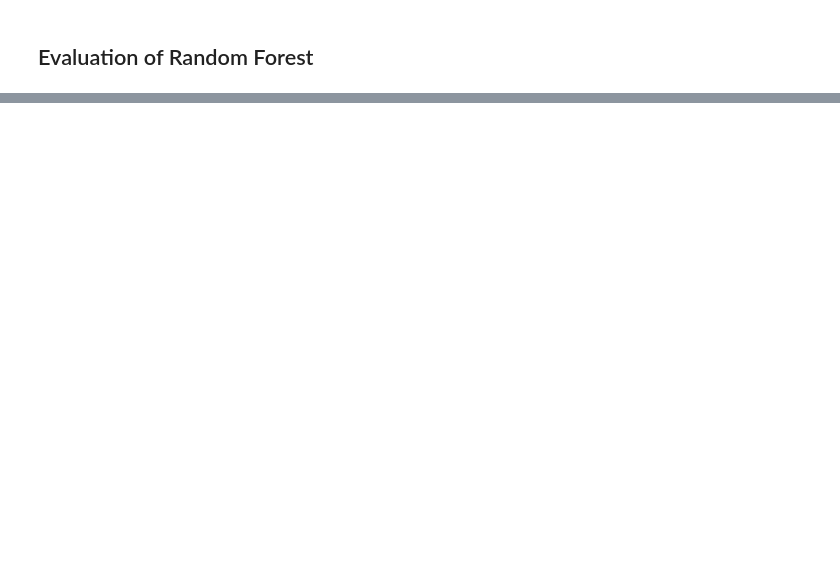
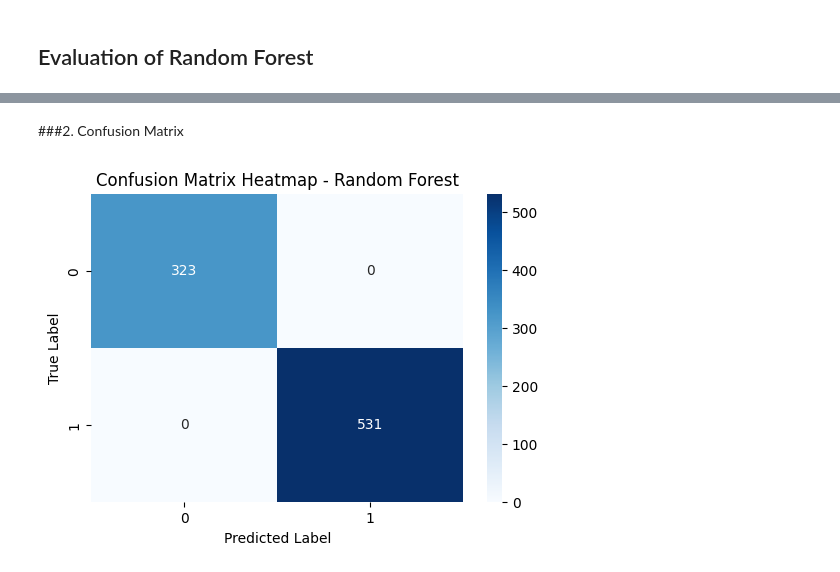
Before and after one commit to HessahJR/SWE485-Project-Group3, a Jupyter notebook: Phase1_Supervised_Learning.ipynb, the cells around one changed output, grey strips where cells are left out. Saved outputs shown, nothing was run; the diff lists cells and outputs as text; code cells hidden in the pictures; blank space fills up the shorter version.

```diff
--- a/Phase1_Supervised_Learning.ipynb
+++ b/Phase1_Supervised_Learning.ipynb
@@ -71,0 +462,26 @@ Logistic Regression model training completed.
+# %%
+from sklearn.model_selection import GridSearchCV
+
+# Define hyperparameter grid
+param_grid_rf = {
+    'n_estimators': [50, 100, 150],
+    'max_depth': [None, 5, 10],
+    'min_samples_split': [2, 5, 10]
+}
+
+# Grid Search
+grid_search_rf = GridSearchCV(
+    rf_model,
+    param_grid_rf,
+    cv=5,
+    scoring='f1',
+    n_jobs=-1,
+    verbose=1
+)
+
+grid_search_rf.fit(X_train, y_train)
+
+best_rf_model = grid_search_rf.best_estimator_
+
+print("Best parameters:", grid_search_rf.best_params_)
+print("Best CV score:", grid_search_rf.best_score_)
@@ -430,0 +1144,11 @@ The results also show that **the standard deviation is around 0.0166**, which is
+# %% [markdown]
+###2. Confusion Matrix
+# %%
+rf_cm = plot_confusion_matrix(
+    best_rf_model,
+    X_test,
+    y_test,
+    "Random Forest"
+)
+# %% [output]
+[figure, added]
```
Also changed, not shown: parts of 118 cells of this notebook.
